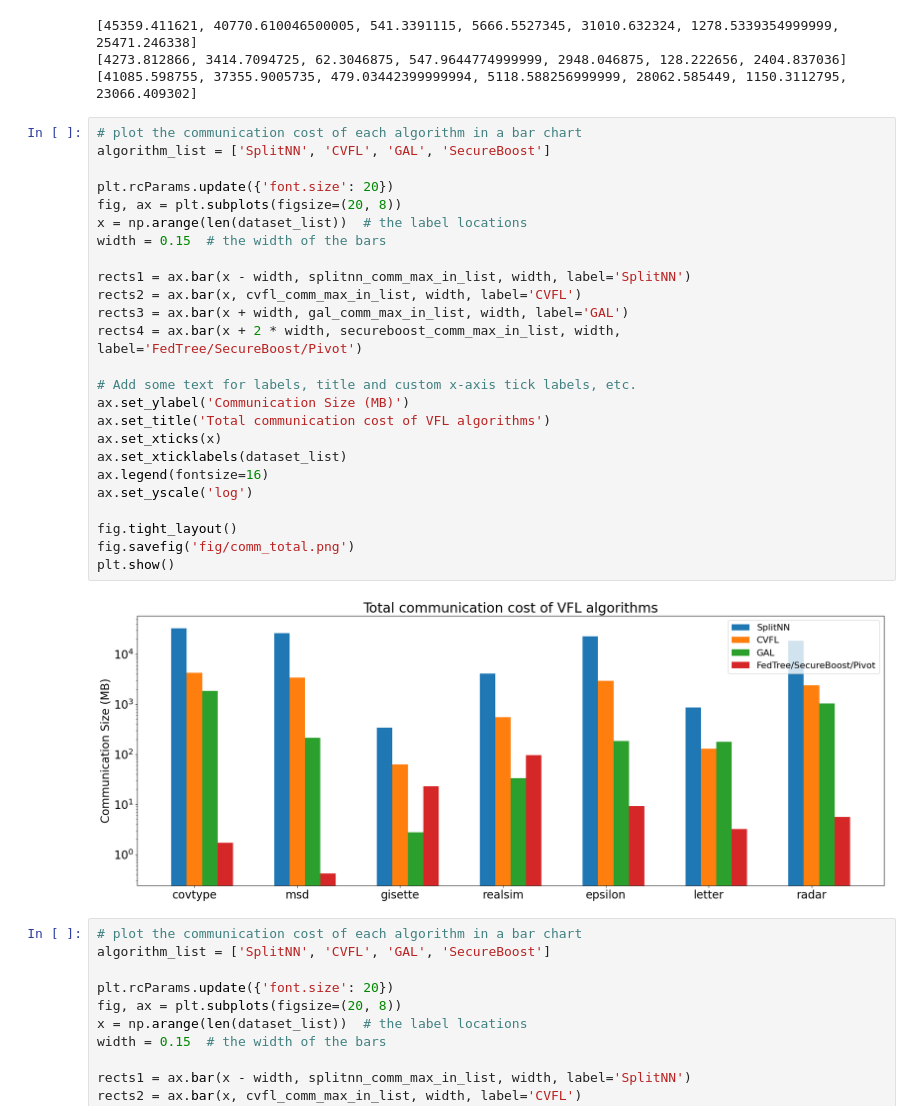
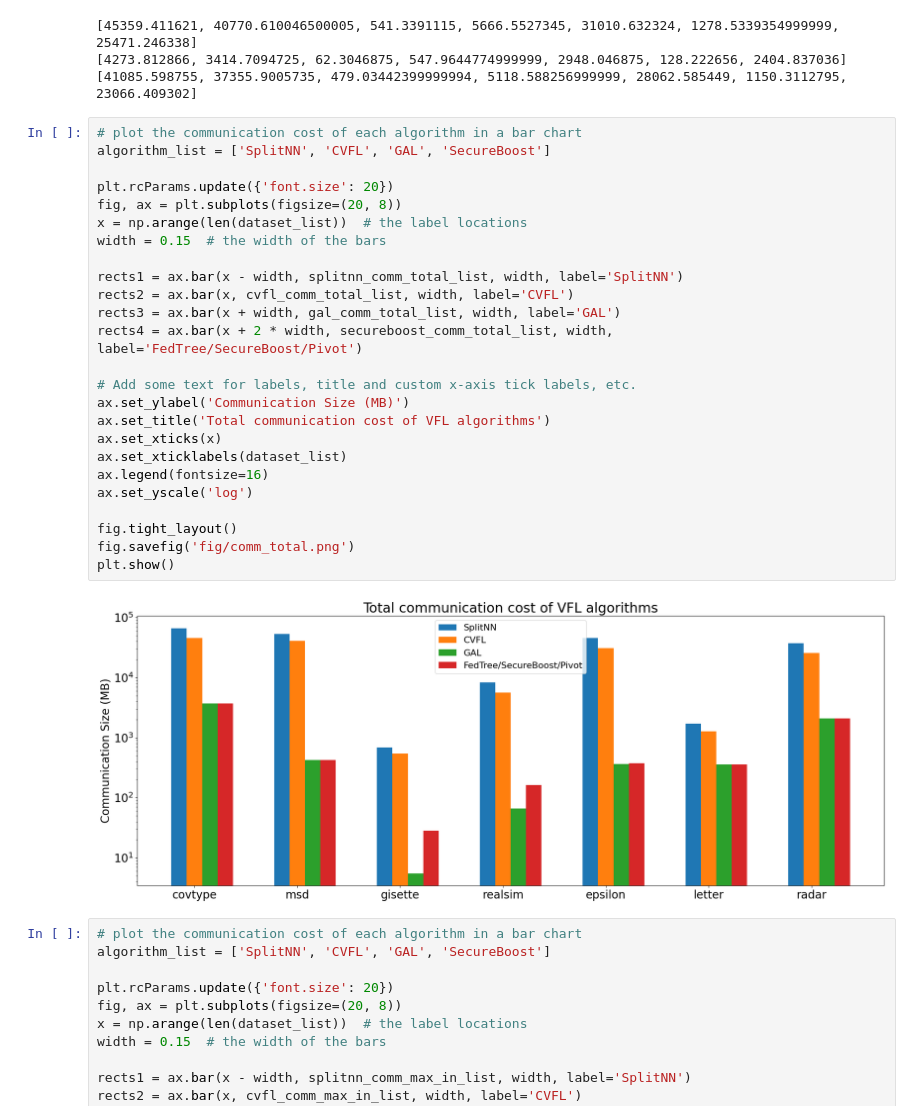
Before and after one commit to Xtra-Computing/VertiBench, a Jupyter notebook: comm-cost.ipynb, the cells around one changed output. Drawn from its saved outputs; the diff is of its cells as text.

```diff
--- a/comm-cost.ipynb
+++ b/comm-cost.ipynb
@@ -261,30 +264,30 @@ print(cvfl_comm_max_out_list)
 # %%
 # plot the communication cost of each algorithm in a bar chart
 algorithm_list = ['SplitNN', 'CVFL', 'GAL', 'SecureBoost']
 
 plt.rcParams.update({'font.size': 20})
 fig, ax = plt.subplots(figsize=(20, 8))
 x = np.arange(len(dataset_list))  # the label locations
 width = 0.15  # the width of the bars
 
-rects1 = ax.bar(x - width, splitnn_comm_max_in_list, width, label='SplitNN')
-rects2 = ax.bar(x, cvfl_comm_max_in_list, width, label='CVFL')
-rects3 = ax.bar(x + width, gal_comm_max_in_list, width, label='GAL')
-rects4 = ax.bar(x + 2 * width, secureboost_comm_max_in_list, width, label='FedTree/SecureBoost/Pivot')
+rects1 = ax.bar(x - width, splitnn_comm_total_list, width, label='SplitNN')
+rects2 = ax.bar(x, cvfl_comm_total_list, width, label='CVFL')
+rects3 = ax.bar(x + width, gal_comm_total_list, width, label='GAL')
+rects4 = ax.bar(x + 2 * width, secureboost_comm_total_list, width, label='FedTree/SecureBoost/Pivot')
 
 # Add some text for labels, title and custom x-axis tick labels, etc.
 ax.set_ylabel('Communication Size (MB)')
 ax.set_title('Total communication cost of VFL algorithms')
 ax.set_xticks(x)
 ax.set_xticklabels(dataset_list)
 ax.legend(fontsize=16)
 ax.set_yscale('log')
 
 fig.tight_layout()
 fig.savefig('fig/comm_total.png')
 plt.show()
 # %% [output]
-[figure, old version]
+[figure, new version]
 # %%
 # plot the communication cost of each algorithm in a bar chart
 algorithm_list = ['SplitNN', 'CVFL', 'GAL', 'SecureBoost']
```
Also changed, not shown: parts of 2 cells of this notebook, 23 other files.
